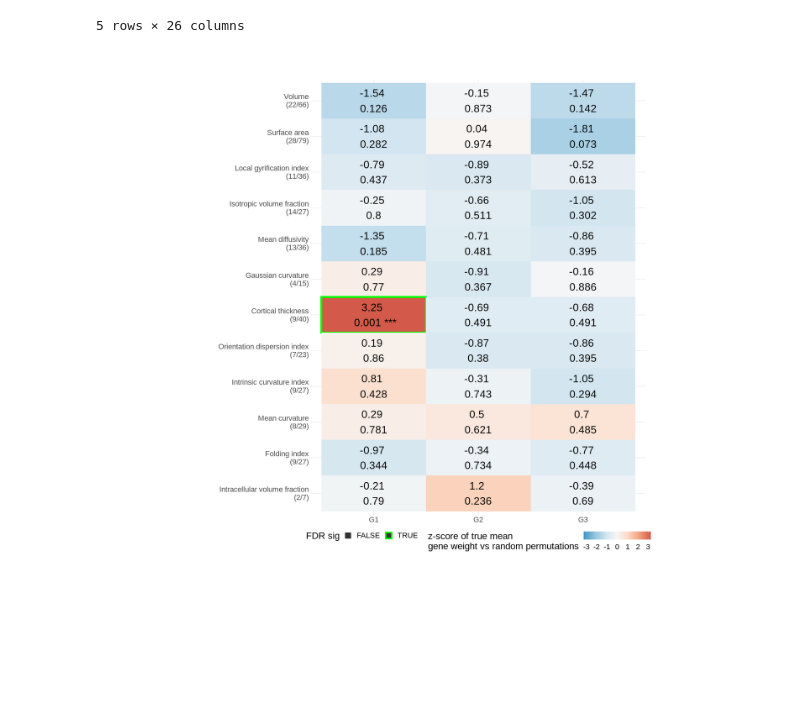
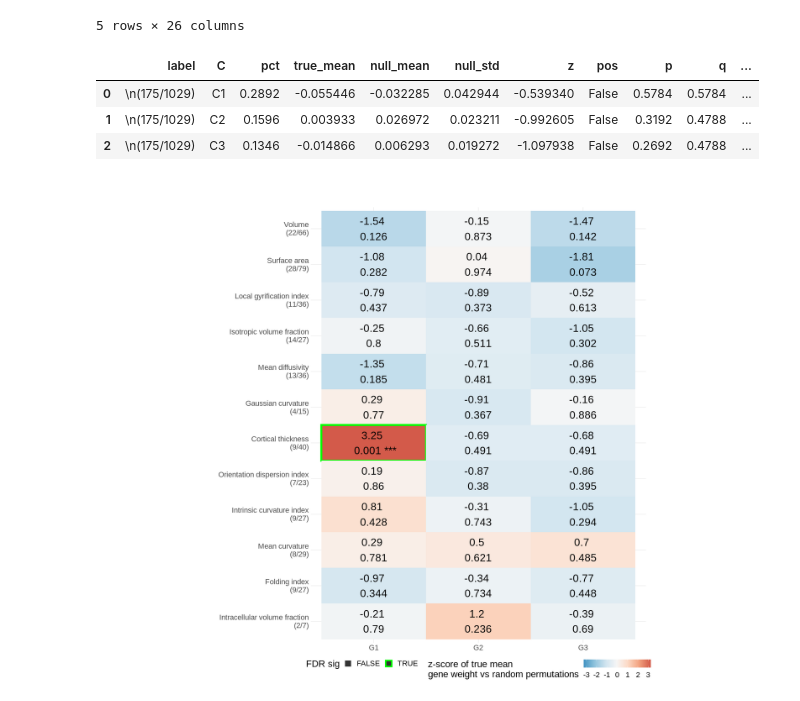
Before and after one commit to richardajdear/AHBA_gradients, a Jupyter notebook: notebooks/gwas.ipynb, the cells around one changed output. Cells and saved outputs as stored; diff of their text form; code cells hidden in the pictures; blank space fills up the shorter version.

```diff
--- a/notebooks/gwas.ipynb
+++ b/notebooks/gwas.ipynb
@@ -347,8 +451,14 @@ structure.head()
 # %%
 structure_stats = compute_null_p(*compute_enrichments(weights, nulls, structure, posneg=''))
 structure_stats = (structure_stats
     .assign(label = lambda x: [f"{label}\n({n_matches}/{n_genes})" for label, n_matches, n_genes in
                                         zip(x['label'], x['n_matches'], x['n_genes'])]))
+structure_stats
+# %% [output]
+|  | label | C | pct | true_mean | null_mean | null_std | z | pos | p | q | ... |
+| 0 | \n(175/1029) | C1 | 0.2892 | -0.055446 | -0.032285 | 0.042944 | -0.539340 | False | 0.5784 | 0.5784 | ... |
+| 1 | \n(175/1029) | C2 | 0.1596 | 0.003933 | 0.026972 | 0.023211 | -0.992605 | False | 0.3192 | 0.4788 | ... |
+| 2 | \n(175/1029) | C3 | 0.1346 | -0.014866 | 0.006293 | 0.019272 | -1.097938 | False | 0.2692 | 0.4788 | ... |
 # %%
 %%R -i structure_stats -w 20 -h 15 --units in -r 100
 source("../code/enrichmentsPlots.R")
```
Also changed, not shown: parts of 15 cells of this notebook, 10 other files.
